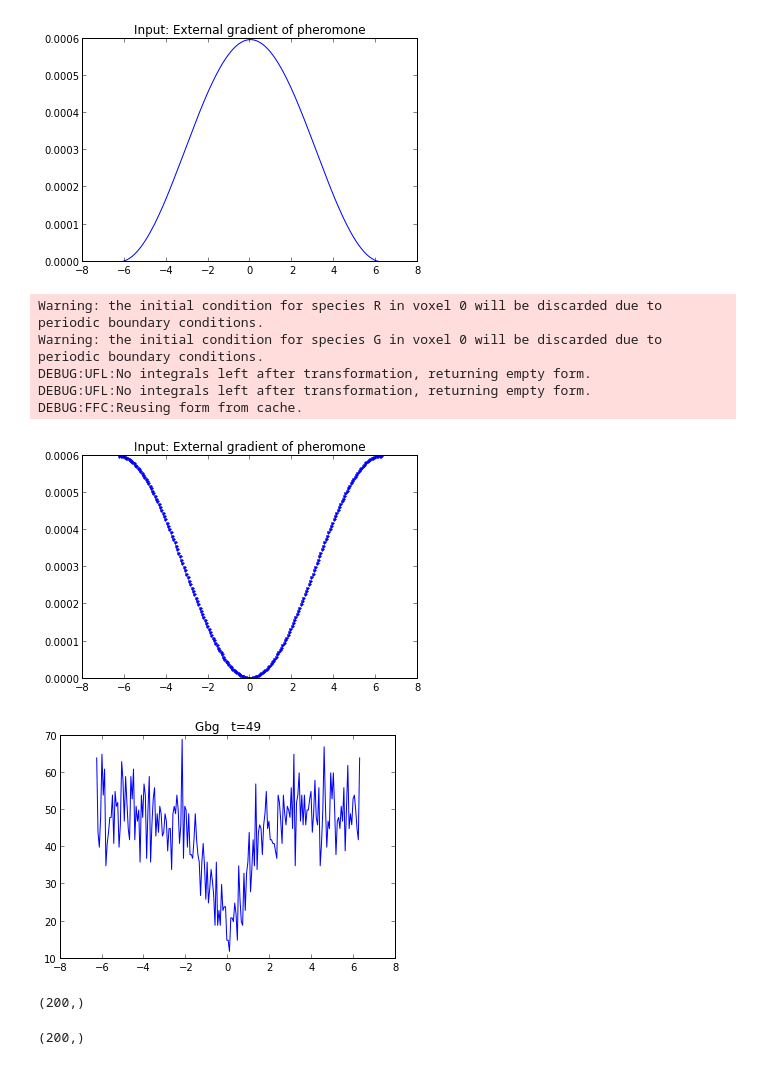
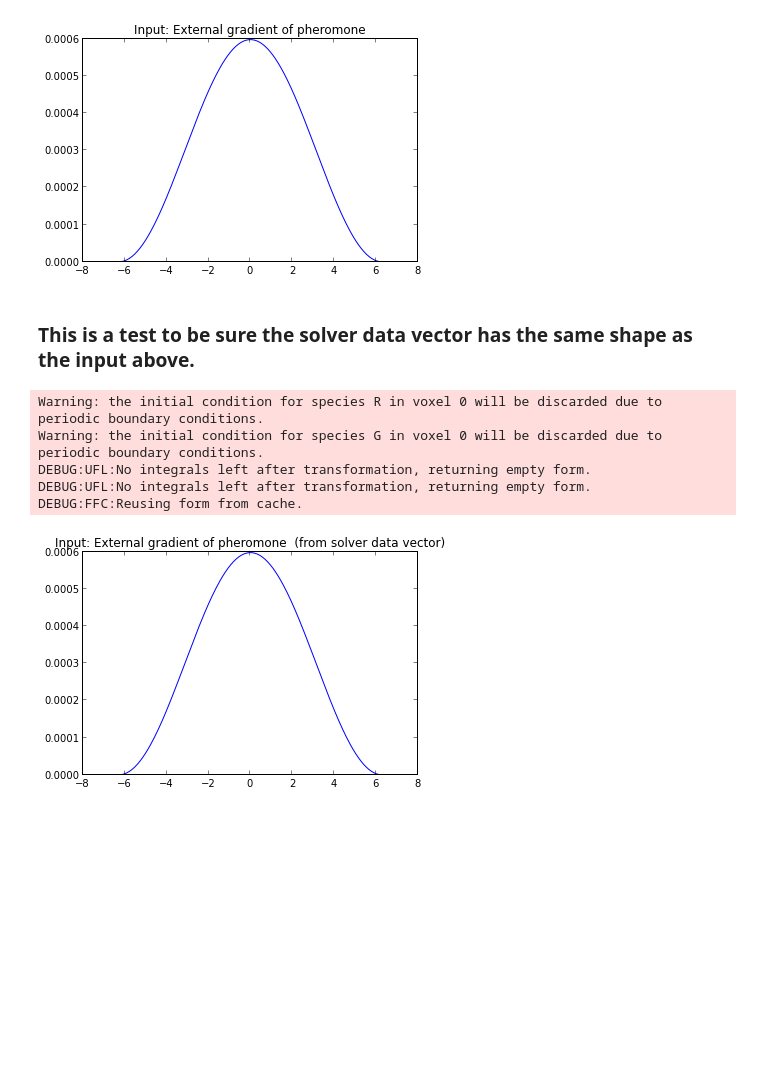
Before and after one commit to ahellander/pyurdme, a Jupyter notebook: examples/yeast_polarization/G-Protein_1D.ipynb, the cells around one changed output. Drawn from its saved outputs; the diff is of its cells as text; code cells hidden in the pictures; blank space fills up the shorter version.

```diff
--- a/examples/yeast_polarization/G-Protein_1D.ipynb
+++ b/examples/yeast_polarization/G-Protein_1D.ipynb
@@ -35,40 +100,25 @@ pylab.title('Input: External gradient of pheromone')
 # %% [output]
 <matplotlib.text.Text at 0x...>
 [figure]
+# %% [markdown]
+### This is a test to be sure the solver data vector has the same shape as the input above.
 # %%
 import dolfin
 vertex_to_dof = dolfin.vertex_to_dof_map(model.mesh.FunctionSpace())
 dof_to_vertex = dolfin.dof_to_vertex_map(model.mesh.FunctionSpace())
 data = model.solverData()
-x_dof = x_vals[dof_to_vertex]
-plt.plot(x_dof,data['data'][0,:],'.')
-pylab.title('Input: External gradient of pheromone')
+data2 = numpy.zeros(model.mesh.getNumVoxels())
+for ndx in range(model.mesh.getNumVoxels()):
+    data2[ndx] = data['data'][0,vertex_to_dof[ndx]]
+plt.plot(x_vals,data2)
+#x_dof = x_vals[dof_to_vertex]
+#plt.plot(x_dof,data['data'][0,:],'.')
+pylab.title('Input: External gradient of pheromone  (from solver data vector)')
 plt.show()
 # %% [output]
 Warning: the initial condition for species R in voxel 0 will be discarded due to periodic boundary conditions.
 Warning: the initial condition for species G in voxel 0 will be discarded due to periodic boundary conditions.
 DEBUG:UFL:No integrals left after transformation, returning empty form.
 DEBUG:UFL:No integrals left after transformation, returning empty form.
 DEBUG:FFC:Reusing form from cache.
-[figure, old version]
+[figure, new version]
-# %%
-import time
-from IPython.display import display, clear_output
-sname = "Gbg"
-for n in range(0, 50):
-    S = result.getSpecies(sname, timepoints=n)
-    time.sleep(.05)
-    pylab.plot(x_vals, S)
-    pylab.title('{1}   t={0}'.format(n, sname))
-    clear_output()
-    pylab.show()
-# %% [output]
-[figure, removed]
-# %%
-dof_to_vertex.shape
-# %% [output]
-(200,)
-# %%
-data['vol'].shape
-# %% [output]
-(200,)
```
Also changed, not shown: parts of 12 cells of this notebook, 2 other files.
